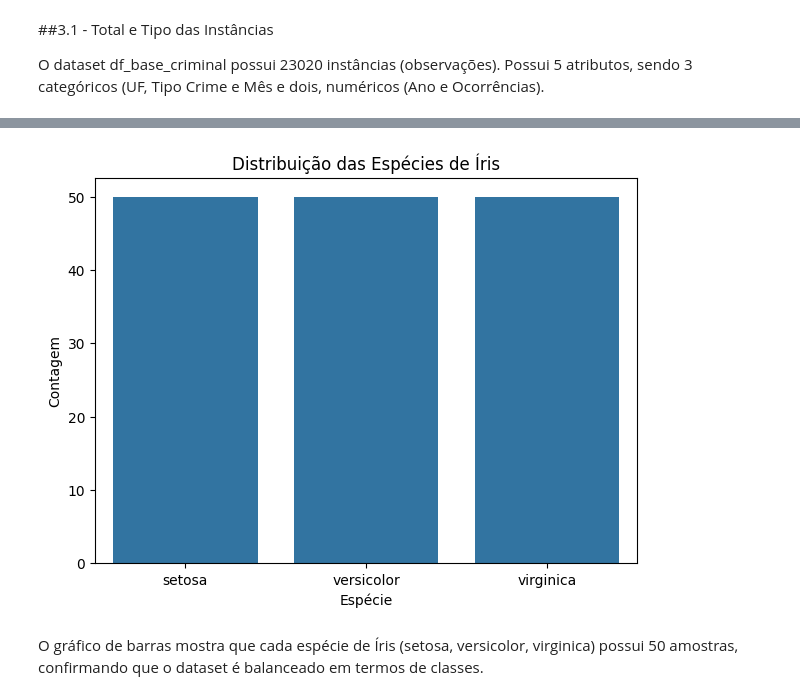
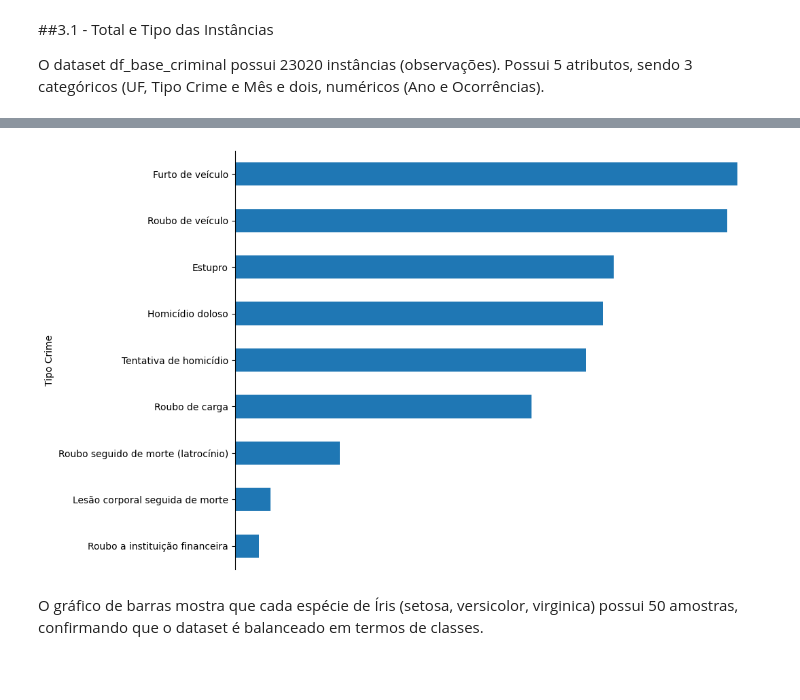
Before and after one commit to Marcelo-Silvestre/Analise_Dados_Boas_Praticas_PUCRIO, a Jupyter notebook: Notebooks/MVP_Análise_de_Dados_e_Boas_Práticas_(4052025001857).ipynb, the cells around one changed output, grey strips where cells are left out. Saved outputs shown, nothing was run; the diff lists cells and outputs as text; code cells hidden in the pictures; blank space fills up the shorter version.

```diff
--- a/Notebooks/MVP_Análise_de_Dados_e_Boas_Práticas_(4052025001857).ipynb
+++ b/Notebooks/MVP_Análise_de_Dados_e_Boas_Práticas_(4052025001857).ipynb
@@ -99,16 +101,17 @@ Data columns (total 5 columns):
 dtypes: int64(2), object(3)
 memory usage: 899.3+ KB
 None
-# %%
-plt.figure(figsize=(7, 5))
-# gráfico de barras simples
-sns.countplot(x='species', data=df)
-plt.title('Distribuição das Espécies de Íris')
-plt.xlabel('Espécie')
-plt.ylabel('Contagem')
-plt.show()
-# %% [output]
-[figure, removed]
+# %%
+data_crimes = df_base_criminal.groupby('Tipo Crime')['Ocorrências'].sum().sort_values(ascending=True)
+ax = data_crimes.plot(kind='barh', figsize=(10,8))
+ax.set_xscale('log')
+ax.xaxis.set_visible(False)
+ax.spines['top'].set_visible(False)
+ax.spines['right'].set_visible(False)
+ax.spines['bottom'].set_visible(False)
+plt.show()
+# %% [output]
+[figure, added]
 # %% [markdown]
 O gráfico de barras mostra que cada espécie de Íris (setosa, versicolor, virginica) possui 50 amostras, confirmando que o dataset é balanceado em termos de classes.
 # %% [markdown]
```
Also changed, not shown: parts of 1 cell of this notebook.
